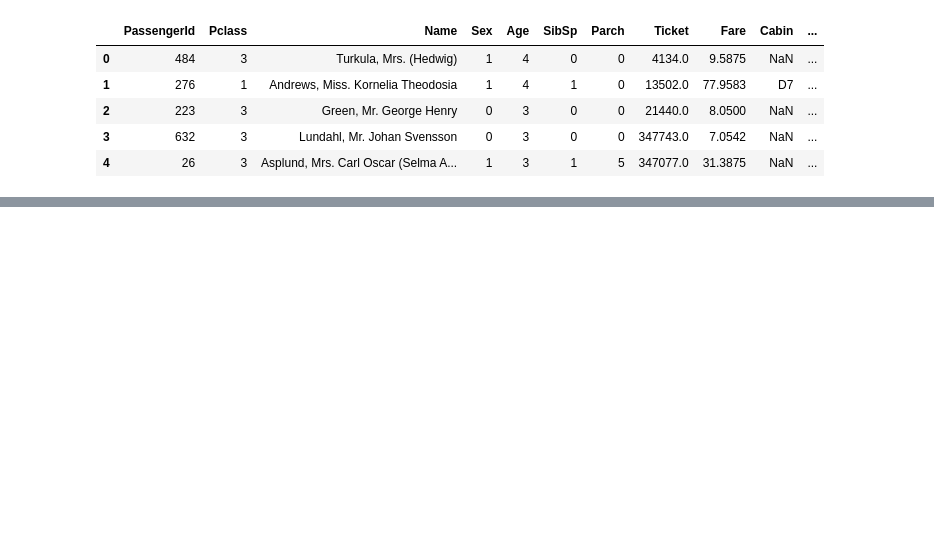
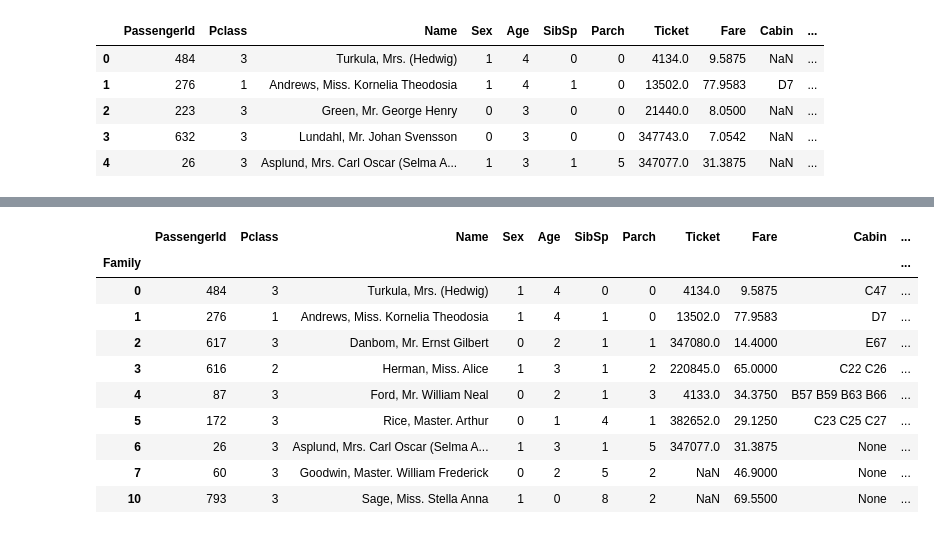
Before and after one commit to nahbos/Machine-Learning, a Jupyter notebook: ID3-Titanic.ipynb, the cells around one changed output, grey strips where cells are left out. Drawn from its saved outputs; the diff is of its cells as text; code cells hidden in the pictures; blank space fills up the shorter version.

```diff
--- a/ID3-Titanic.ipynb
+++ b/ID3-Titanic.ipynb
@@ -285,0 +321,15 @@ train.head()
+# %%
+gsib = train.groupby(by=['Family'])
+gsib.first()
+# %% [output]
+|  | PassengerId | Pclass | Name | Sex | Age | SibSp | Parch | Ticket | Fare | Cabin | ... |
+| Family |  |  |  |  |  |  |  |  |  |  | ... |
+| 0 | 484 | 3 | Turkula, Mrs. (Hedwig) | 1 | 4 | 0 | 0 | 4134.0 | 9.5875 | C47 | ... |
+| 1 | 276 | 1 | Andrews, Miss. Kornelia Theodosia | 1 | 4 | 1 | 0 | 13502.0 | 77.9583 | D7 | ... |
+| 2 | 617 | 3 | Danbom, Mr. Ernst Gilbert | 0 | 2 | 1 | 1 | 347080.0 | 14.4000 | E67 | ... |
+| 3 | 616 | 2 | Herman, Miss. Alice | 1 | 3 | 1 | 2 | 220845.0 | 65.0000 | C22 C26 | ... |
+| 4 | 87 | 3 | Ford, Mr. William Neal | 0 | 2 | 1 | 3 | 4133.0 | 34.3750 | B57 B59 B63 B66 | ... |
+| 5 | 172 | 3 | Rice, Master. Arthur | 0 | 1 | 4 | 1 | 382652.0 | 29.1250 | C23 C25 C27 | ... |
+| 6 | 26 | 3 | Asplund, Mrs. Carl Oscar (Selma A... | 1 | 3 | 1 | 5 | 347077.0 | 31.3875 | None | ... |
+| 7 | 60 | 3 | Goodwin, Master. William Frederick | 0 | 2 | 5 | 2 | NaN | 46.9000 | None | ... |
+| 10 | 793 | 3 | Sage, Miss. Stella Anna | 1 | 0 | 8 | 2 | NaN | 69.5500 | None | ... |
```
Also changed, not shown: parts of 38 cells of this notebook.
